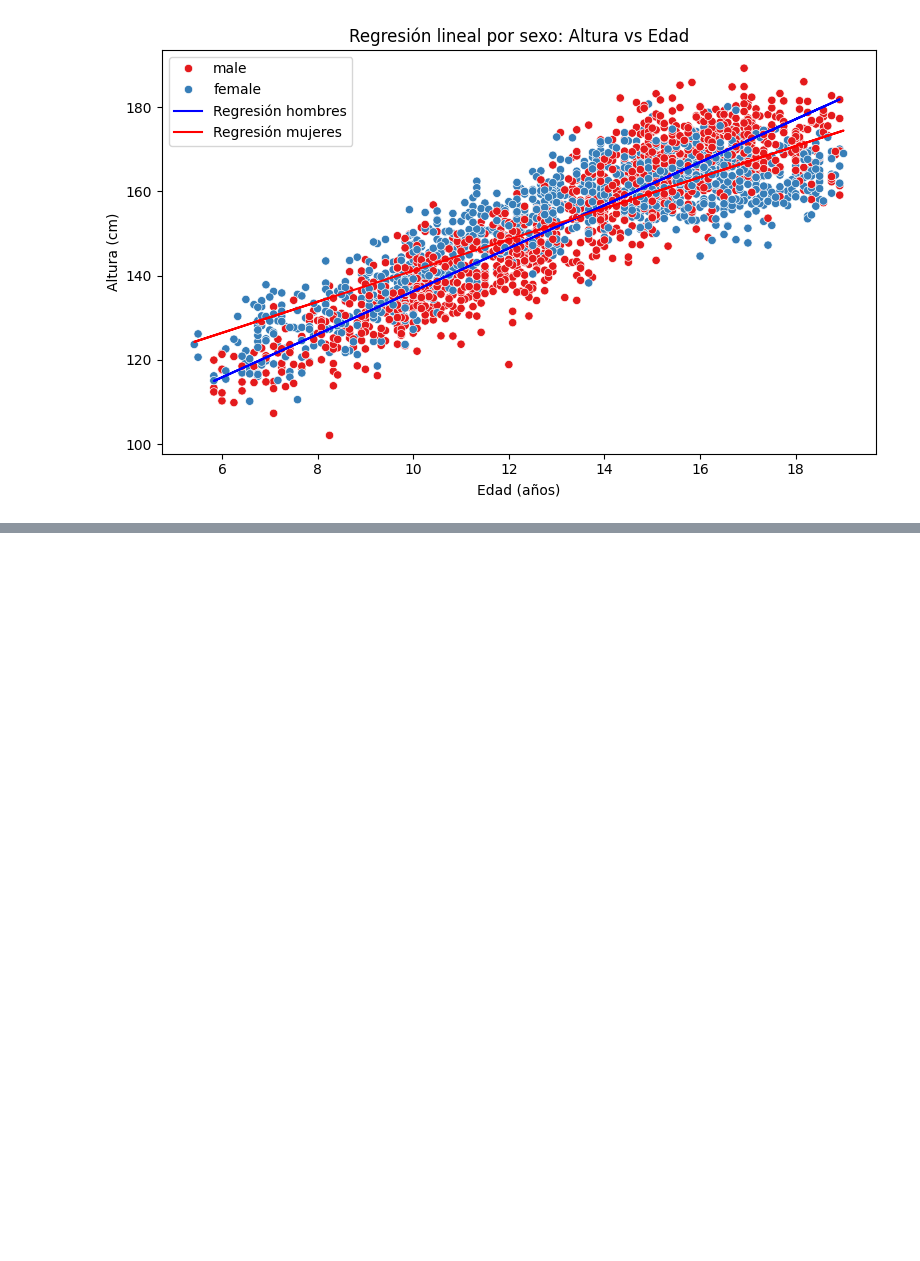
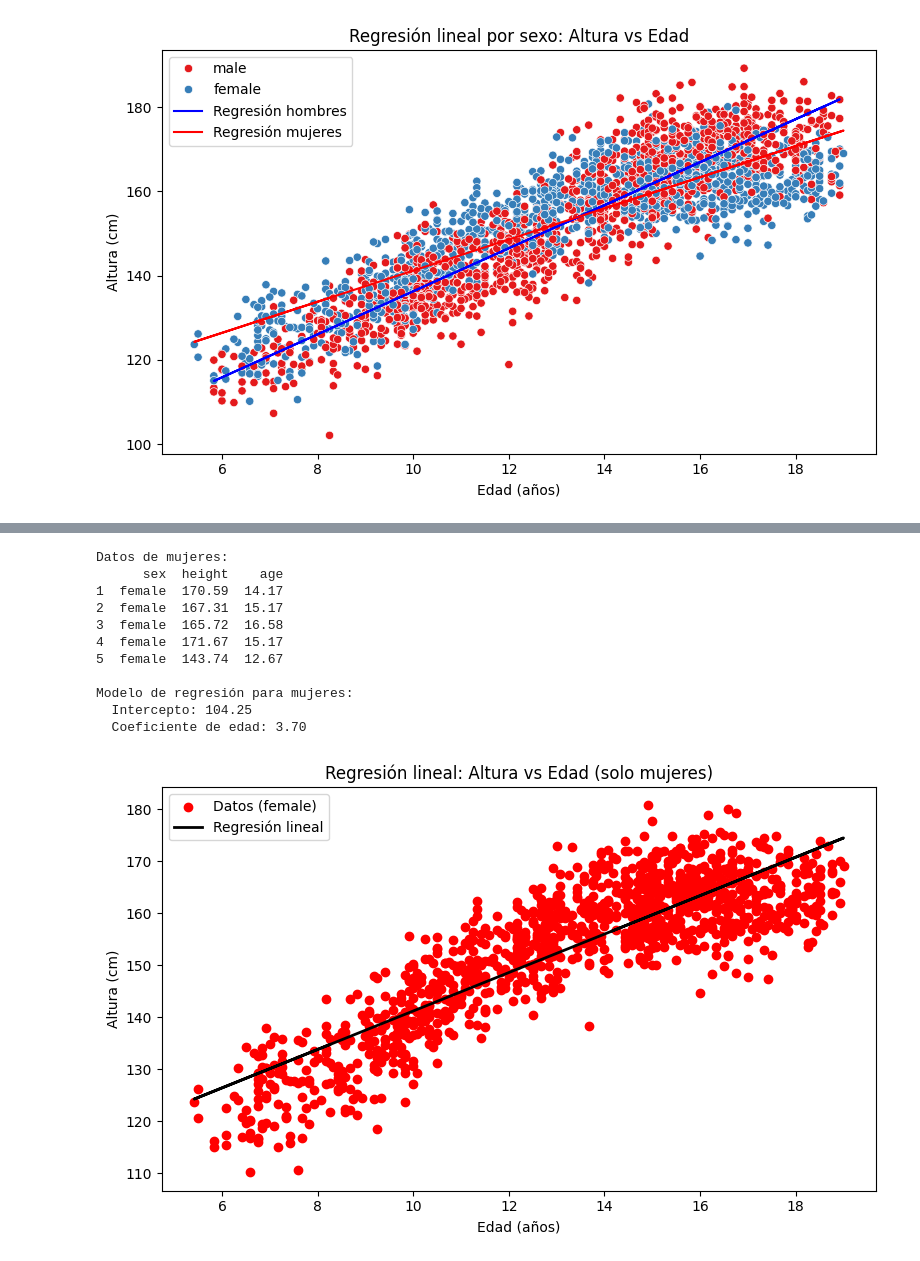
Before and after one commit to Fer448/curso104, a Jupyter notebook: ejercicio_070725_nube.ipynb, the cells around one changed output, grey strips where cells are left out. Drawn from its saved outputs; the diff is of its cells as text; code cells hidden in the pictures; blank space fills up the shorter version.

```diff
--- a/ejercicio_070725_nube.ipynb
+++ b/ejercicio_070725_nube.ipynb
@@ -116,0 +181,51 @@ Modelo para mujeres:
+# %%
+import pandas as pd
+import matplotlib.pyplot as plt
+from sklearn.linear_model import LinearRegression
+
+# Cargar los datos
+df = pd.read_csv(r"/content/gdrive/MyDrive/CURSO IFCD104/ejercicios/children_height_age.csv")
+
+# Filtrar solo los registros de sexo femenino
+df_female = df[df["sex"] == "female"]
+
+# Mostrar los primeros datos
+print("Datos de mujeres:")
+print(df_female.head())
+
+# Definir variables
+X_female = df_female[["age"]]
+y_female = df_female["height"]
+
+# Ajustar modelo de regresión lineal
+model_female = LinearRegression()
+model_female.fit(X_female, y_female)
+
+# Mostrar coeficientes
+print("\nModelo de regresión para mujeres:")
+print(f"  Intercepto: {model_female.intercept_:.2f}")
+print(f"  Coeficiente de edad: {model_female.coef_[0]:.2f}")
+
+# Visualizar
+plt.figure(figsize=(8, 5))
+plt.scatter(df_female["age"], df_female["height"], color="red", label="Datos (female)")
+plt.plot(df_female["age"], model_female.predict(X_female), color="black", linewidth=2, label="Regresión lineal")
+plt.xlabel("Edad (años)")
+plt.ylabel("Altura (cm)")
+plt.title("Regresión lineal: Altura vs Edad (solo mujeres)")
+plt.legend()
+plt.tight_layout()
+plt.show()
+# %% [output]
+Datos de mujeres:
+      sex  height    age
+1  female  170.59  14.17
+2  female  167.31  15.17
+3  female  165.72  16.58
+4  female  171.67  15.17
+5  female  143.74  12.67
+
+Modelo de regresión para mujeres:
+  Intercepto: 104.25
+  Coeficiente de edad: 3.70
+[figure, added]
```
Also changed, not shown: parts of 7 cells of this notebook, 1 other file.
